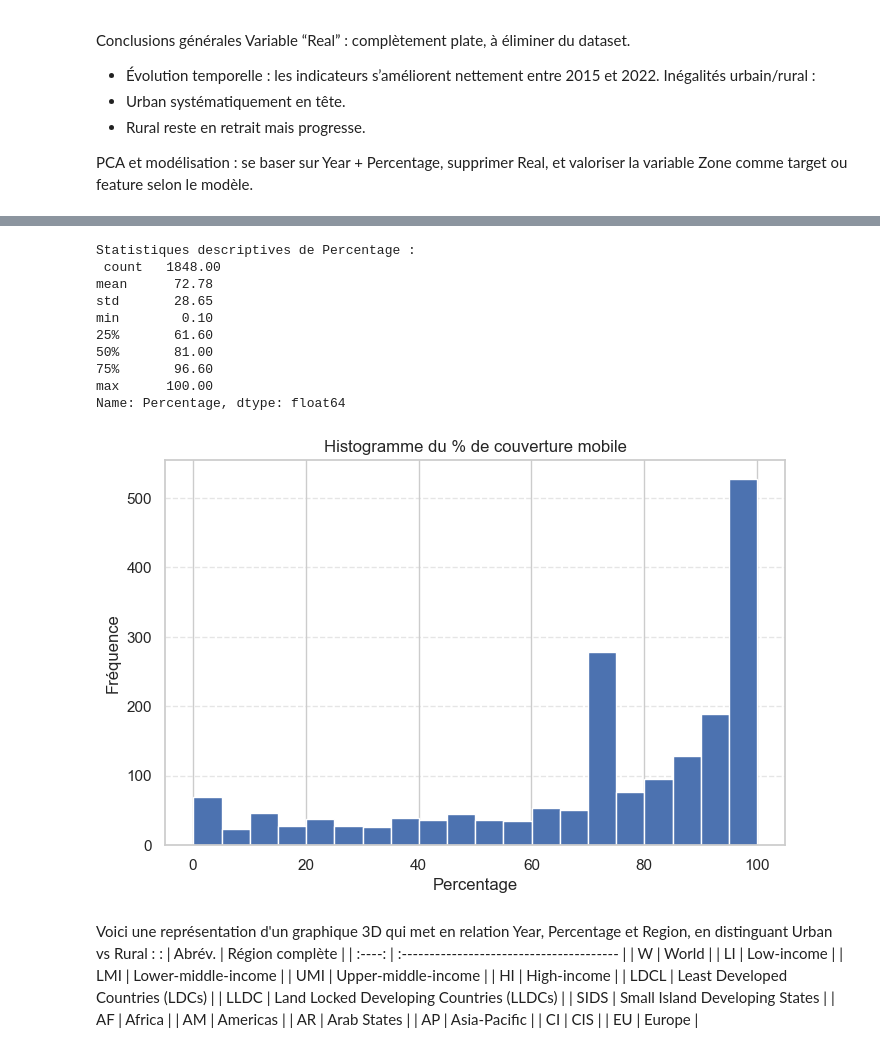
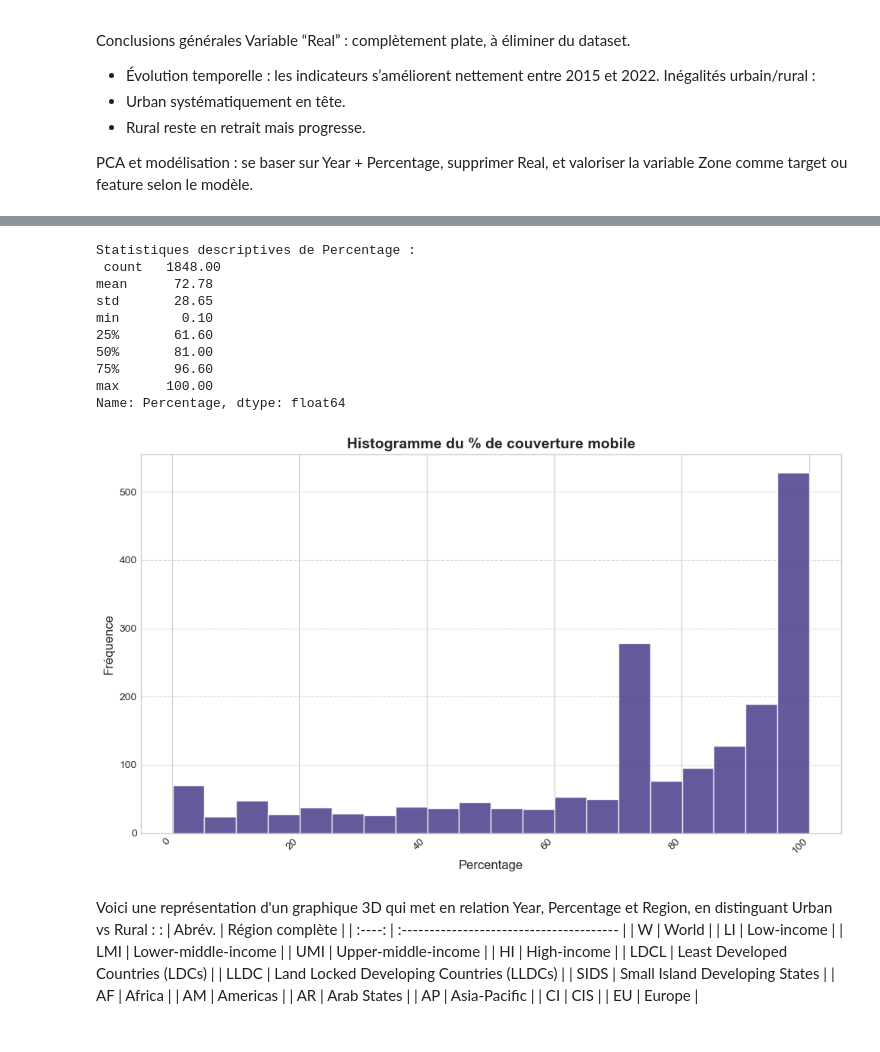
Before and after one commit to speedy27/Data-analysis, a Jupyter notebook: Projet_Analyse_Donnees.ipynb, the cells around one changed output, grey strips where cells are left out. Cells and saved outputs as stored; diff of their text form; code cells hidden in the pictures.

```diff
--- a/Projet_Analyse_Donnees.ipynb
+++ b/Projet_Analyse_Donnees.ipynb
@@ -1086,28 +1136,34 @@ plt.show()
 # %%
 # 3.1 Statistiques descriptives de la variable cible ‘Percentage’
 desc = df['Percentage'].describe()
 print("Statistiques descriptives de Percentage :\n", desc)
 
 # 3.2 Histogramme de distribution du pourcentage de couverture mobile
-plt.figure(figsize=(8, 5))
-df['Percentage'].hist(bins=20)
-plt.title('Histogramme du % de couverture mobile')
-plt.xlabel('Percentage')
-plt.ylabel('Fréquence')
-plt.grid(axis='y', linestyle='--', alpha=0.5)
+plt.figure(figsize=(10, 6)) # Augmentation de la largeur pour plus d'espace
+ax = df['Percentage'].hist(bins=20, color='darkslateblue', alpha=0.85) # Stocker l'axe
+plt.title('Histogramme du % de couverture mobile', fontsize=14, fontweight='bold')
+plt.xlabel('Percentage', fontsize=12)
+plt.ylabel('Fréquence', fontsize=12)
+plt.grid(axis='y', linestyle='--', alpha=0.7)
+
+# Amélioration de la lisibilité des ticks de l'axe X
+ax.tick_params(axis='x', labelsize=10) # Ajuster la taille des labels
+plt.xticks(rotation=45, ha='right') # Rotation des labels pour éviter le chevauchement
+
+plt.tight_layout() # Ajustement automatique pour éviter le chevauchement des éléments
 plt.show()
 # %% [output]
 Statistiques descriptives de Percentage :
  count   1848.00
 mean      72.78
 std       28.65
 min        0.10
 25%       61.60
 50%       81.00
 75%       96.60
 max      100.00
 Name: Percentage, dtype: float64
-[figure, old version]
+[figure, new version]
 # %% [markdown]
 Voici une représentation d'un graphique 3D qui met en relation Year, Percentage et Region, en distinguant Urban vs Rural : :
 | Abrév. | Région complète                          |
```
Also changed, not shown: parts of 61 cells of this notebook.
